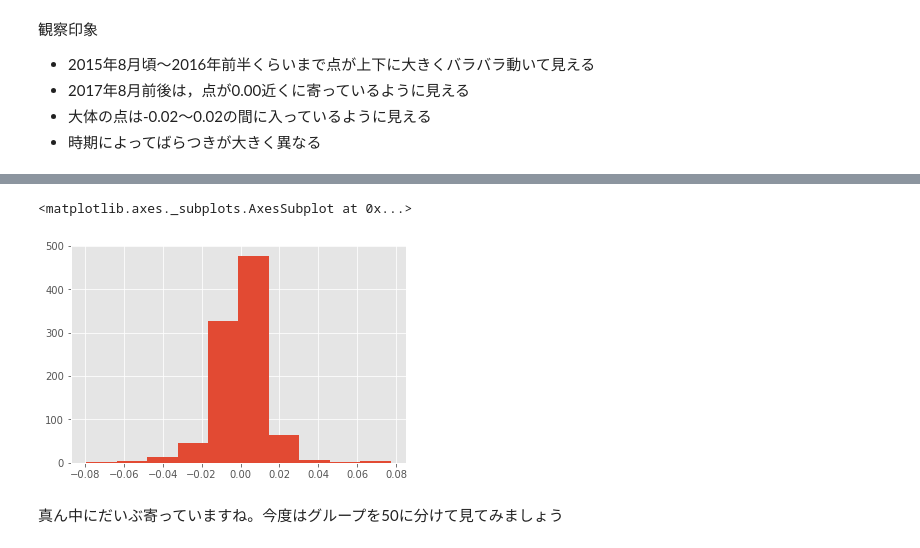
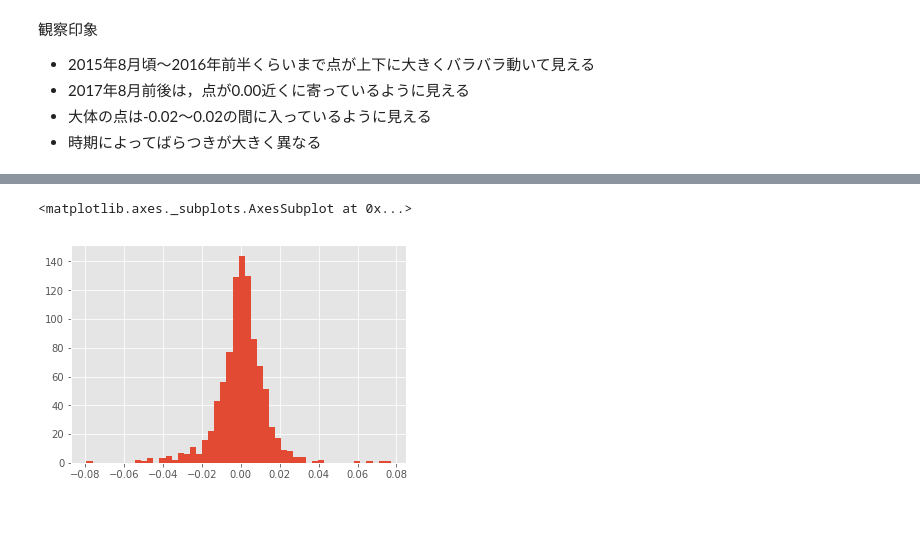
Before and after one commit to shinseitaro/fintalk, a Jupyter notebook: 時系列データ分析/Chapter1.ipynb, the cells around one changed output, grey strips where cells are left out. Cells and saved outputs as stored; diff of their text form; code cells hidden in the pictures; blank space fills up the shorter version.

```diff
--- a/時系列データ分析/Chapter1.ipynb
+++ b/時系列データ分析/Chapter1.ipynb
@@ -200,7 +335,8 @@ Name: 終値, dtype: int64
 # %%
-df['終値'].pct_change().hist(bins=10)
+#ではここで日経平均の前日比のヒストグラムを見てみましょう。
+
+
+df['終値'].pct_change().hist(bins=50)
 # %% [output]
 <matplotlib.axes._subplots.AxesSubplot at 0x...>
-[figure, old version]
+[figure, new version]
-# %% [markdown]
-真ん中にだいぶ寄っていますね。今度はグループを50に分けて見てみましょう
```
Also changed, not shown: parts of 21 cells of this notebook, 2 other files.
